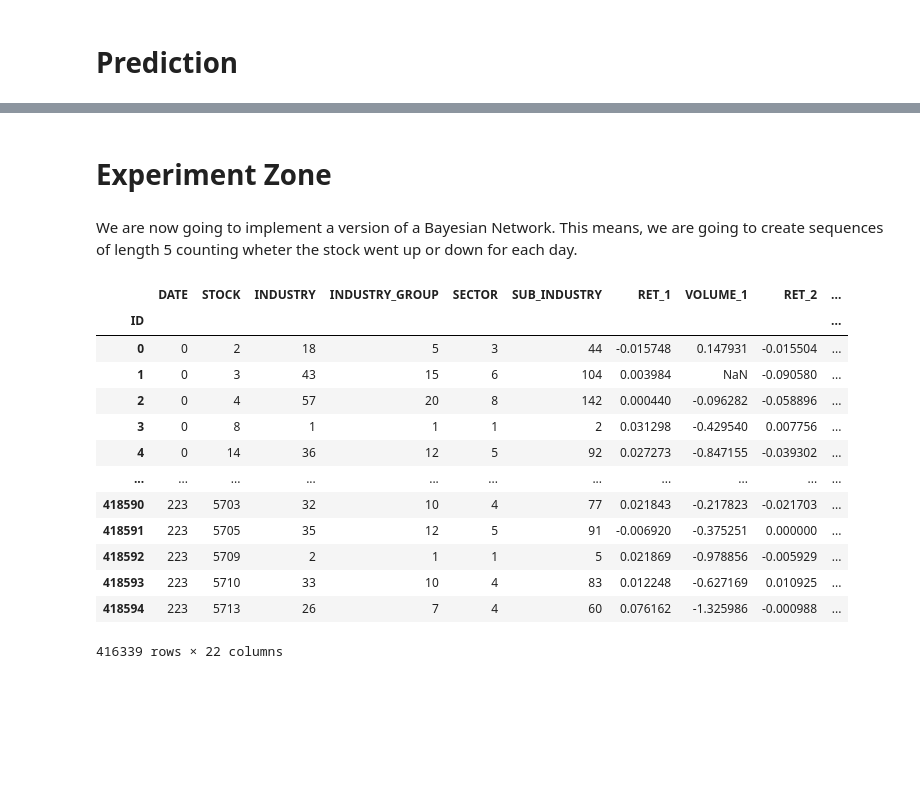
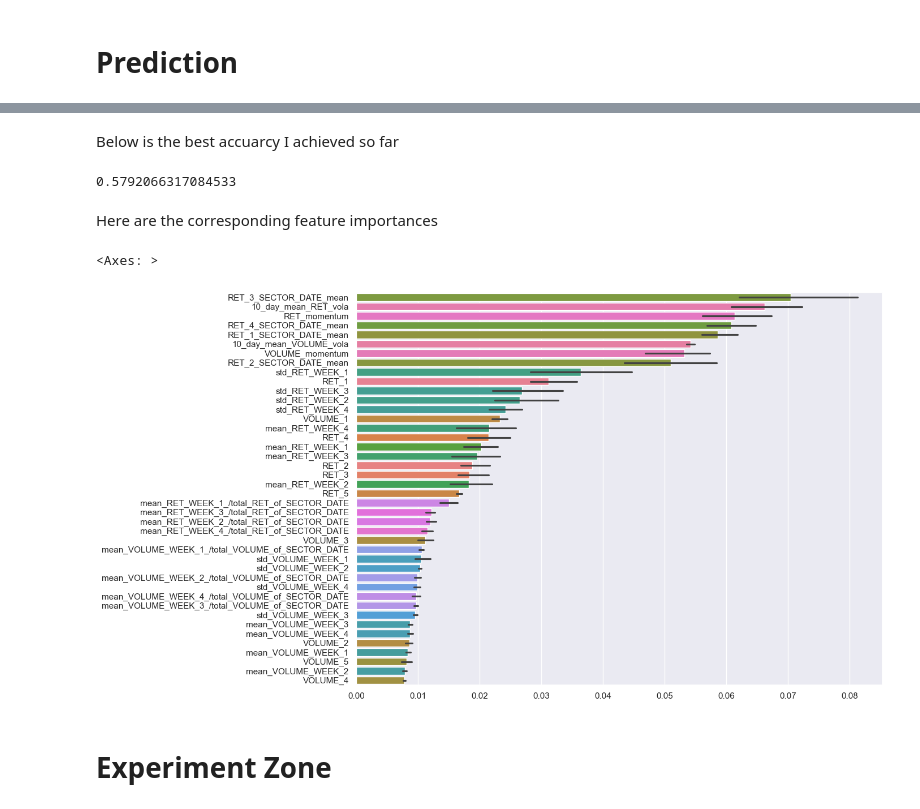
Before and after one commit to lbrilh/QRT-StockReturnPrediction, a Jupyter notebook: QRT.ipynb, the cells around one changed output, grey strips where cells are left out. Drawn from its saved outputs; the diff is of its cells as text; code cells hidden in the pictures; blank space fills up the shorter version.

```diff
--- a/QRT.ipynb
+++ b/QRT.ipynb
@@ -475,4 +433,50 @@ sns.barplot(data=feature_importances, orient='h', order=feature_importances.mean
+# %% [markdown]
+Below is the best accuarcy I achieved so far
+# %%
+rf_params = {
+    'n_estimators': 500,
+    'max_depth': 2**3,
+    'random_state': 0,
+    'n_jobs': -1
+}
+
+target = 'RET'
+y_train = train[target]
+X_train = train[features]
+X_test = test[features]
+
+model = RandomForestClassifier(**rf_params)
+model.fit(X_train, y_train)
+
+sub = train.copy()
+sub['pred'] = model.predict_proba(X_train)[:,1]
+y_pred_train = sub.groupby('DATE')['pred'].transform(
+    lambda x: x > x.median()).values
+print(accuracy_score(y_pred_train,y_train))
+
+y_pred = model.predict_proba(X_test)[:, 1]
+
+sub = test.copy()
+sub['pred'] = y_pred
+y_pred = sub.groupby('DATE')['pred'].transform(
+    lambda x: x > x.median()).values
+
+submission = pd.Series(y_pred)
+submission.index = test.index
+submission.name = target
+
+submission.to_csv('./y_test.csv', index=True, header=True)
+# %% [output]
+0.5792066317084533
+# %% [markdown]
+Here are the corresponding feature importances
+# %%
+feature_importances = pd.DataFrame([model.feature_importances_ for model in models], columns=features)
+
+sns.set(rc={'figure.figsize':(12,9)})
+sns.barplot(data=feature_importances, orient='h', order=feature_importances.mean().sort_values(ascending=False).index)
+# %% [output]
+<Axes: >
+[figure, added]
 # %% [markdown]
 # Experiment Zone
-# %% [markdown]
-We are now going to implement a version of a Bayesian Network. This means, we are going to create sequences of length 5 counting wheter the stock went up or down for each day.
@@ -482,17 +482,0 @@ for day in range(1,6):
-# %%
-cleaned_train
-# %% [output]
-|  | DATE | STOCK | INDUSTRY | INDUSTRY_GROUP | SECTOR | SUB_INDUSTRY | RET_1 | VOLUME_1 | RET_2 | ... |
-| ID |  |  |  |  |  |  |  |  |  | ... |
-| 0 | 0 | 2 | 18 | 5 | 3 | 44 | -0.015748 | 0.147931 | -0.015504 | ... |
-| 1 | 0 | 3 | 43 | 15 | 6 | 104 | 0.003984 | NaN | -0.090580 | ... |
-| 2 | 0 | 4 | 57 | 20 | 8 | 142 | 0.000440 | -0.096282 | -0.058896 | ... |
-| 3 | 0 | 8 | 1 | 1 | 1 | 2 | 0.031298 | -0.429540 | 0.007756 | ... |
-| 4 | 0 | 14 | 36 | 12 | 5 | 92 | 0.027273 | -0.847155 | -0.039302 | ... |
-| ... | ... | ... | ... | ... | ... | ... | ... | ... | ... | ... |
-| 418590 | 223 | 5703 | 32 | 10 | 4 | 77 | 0.021843 | -0.217823 | -0.021703 | ... |
-| 418591 | 223 | 5705 | 35 | 12 | 5 | 91 | -0.006920 | -0.375251 | 0.000000 | ... |
-| 418592 | 223 | 5709 | 2 | 1 | 1 | 5 | 0.021869 | -0.978856 | -0.005929 | ... |
-| 418593 | 223 | 5710 | 33 | 10 | 4 | 83 | 0.012248 | -0.627169 | 0.010925 | ... |
-| 418594 | 223 | 5713 | 26 | 7 | 4 | 60 | 0.076162 | -1.325986 | -0.000988 | ... |
-416339 rows × 22 columns
```
Also changed, not shown: parts of 30 cells of this notebook, 1 other file.
